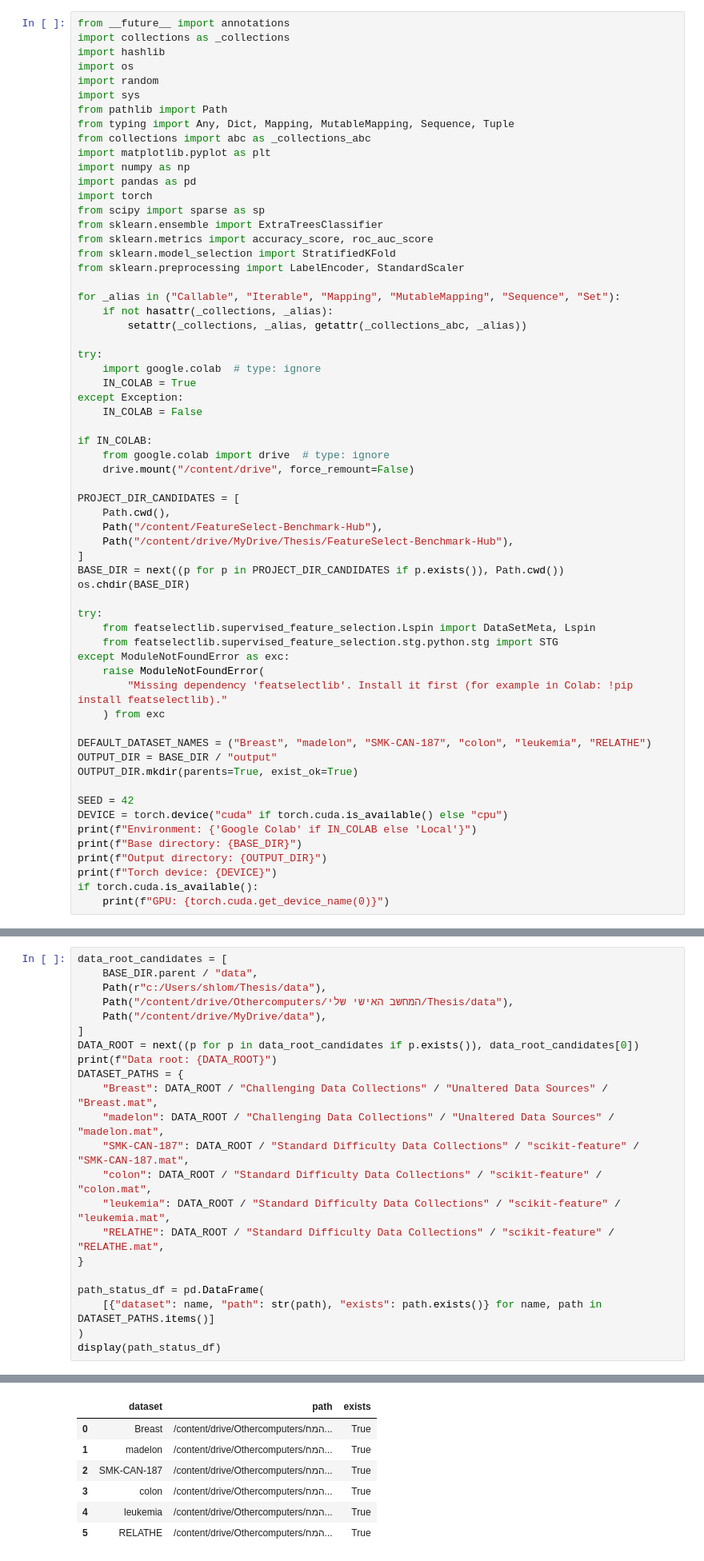
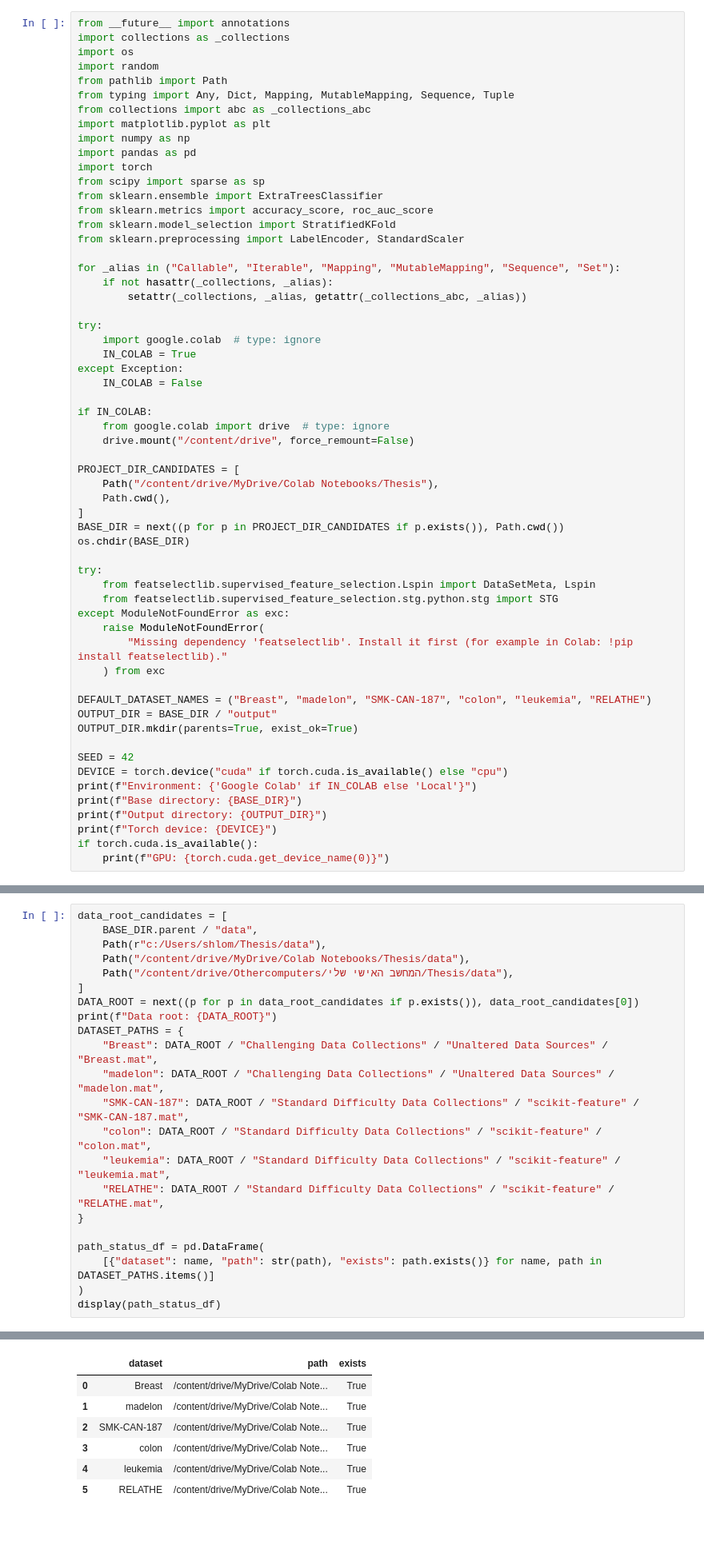
Before and after one commit to shlomiez/Tabular-Datasets-Benchmark-hub, a Jupyter notebook: main.ipynb, the cells around one changed output, grey strips where cells are left out. Shown at 80% size. Saved outputs shown, nothing was run; the diff lists cells and outputs as text; blank space fills up the shorter version.

```diff
--- a/main.ipynb
+++ b/main.ipynb
@@ -22,10 +42,8 @@ This notebook runs the iterative feature-reduction experiment across the six loa
 # %%
 from __future__ import annotations
 import collections as _collections
-import hashlib
 import os
 import random
-import sys
 from pathlib import Path
 from typing import Any, Dict, Mapping, MutableMapping, Sequence, Tuple
 from collections import abc as _collections_abc
@@ -54,9 +72,8 @@ if IN_COLAB:
     drive.mount("/content/drive", force_remount=False)
 
 PROJECT_DIR_CANDIDATES = [
+    Path("/content/drive/MyDrive/Colab Notebooks/Thesis"),
     Path.cwd(),
-    Path("/content/FeatureSelect-Benchmark-Hub"),
-    Path("/content/drive/MyDrive/Thesis/FeatureSelect-Benchmark-Hub"),
 ]
 BASE_DIR = next((p for p in PROJECT_DIR_CANDIDATES if p.exists()), Path.cwd())
 os.chdir(BASE_DIR)
@@ -96,8 +112,8 @@ This section resolves dataset paths for both local runs and Google Colab/Drive r
 data_root_candidates = [
     BASE_DIR.parent / "data",
     Path(r"c:/Users/shlom/Thesis/data"),
+    Path("/content/drive/MyDrive/Colab Notebooks/Thesis/data"),
     Path("/content/drive/Othercomputers/המחשב האישי שלי/Thesis/data"),
-    Path("/content/drive/MyDrive/data"),
 ]
 DATA_ROOT = next((p for p in data_root_candidates if p.exists()), data_root_candidates[0])
 print(f"Data root: {DATA_ROOT}")
@@ -119,10 +135,10 @@ Data root: /content/drive/Othercomputers/המחשב האישי שלי/Thesis/dat
 |  | dataset | path | exists |
-| 0 | Breast | /content/drive/Othercomputers/המח... | True |
-| 1 | madelon | /content/drive/Othercomputers/המח... | True |
-| 2 | SMK-CAN-187 | /content/drive/Othercomputers/המח... | True |
-| 3 | colon | /content/drive/Othercomputers/המח... | True |
-| 4 | leukemia | /content/drive/Othercomputers/המח... | True |
-| 5 | RELATHE | /content/drive/Othercomputers/המח... | True |
+| 0 | Breast | /content/drive/MyDrive/Colab Note... | True |
+| 1 | madelon | /content/drive/MyDrive/Colab Note... | True |
+| 2 | SMK-CAN-187 | /content/drive/MyDrive/Colab Note... | True |
+| 3 | colon | /content/drive/MyDrive/Colab Note... | True |
+| 4 | leukemia | /content/drive/MyDrive/Colab Note... | True |
+| 5 | RELATHE | /content/drive/MyDrive/Colab Note... | True |
 # %% [markdown]
 ## Check and Report Dataset File Paths
 # %%
```
Also changed, not shown: parts of 10 cells of this notebook.
